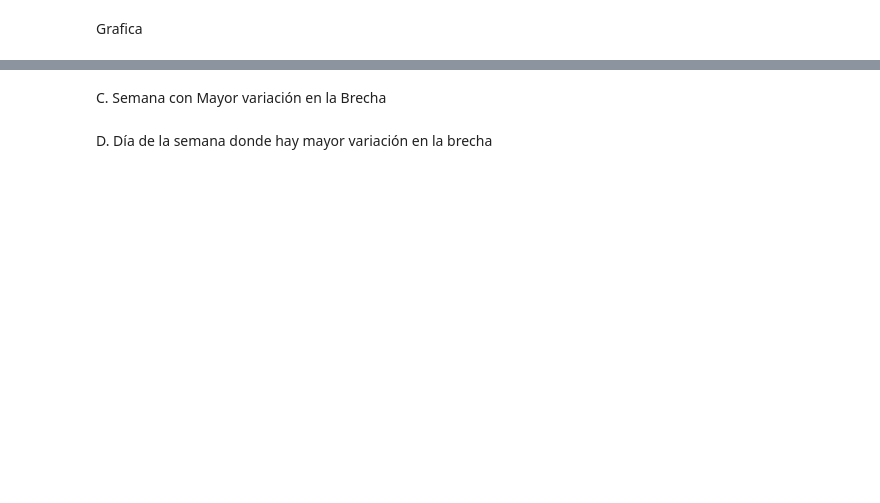
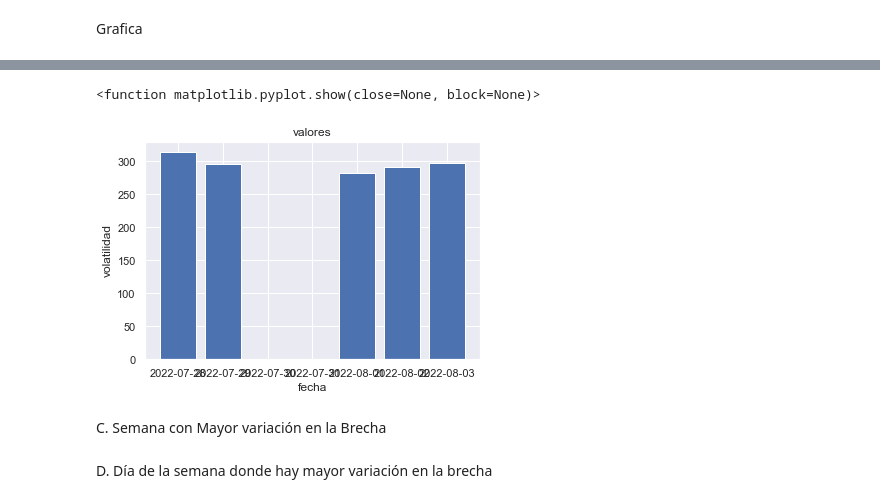
Before and after one commit to jeanApi/Proyecto_DolarBlue-DolarOficial, a Jupyter notebook: PI.ipynb, the cells around one changed output, grey strips where cells are left out. Saved outputs shown, nothing was run; the diff lists cells and outputs as text; code cells hidden in the pictures; blank space fills up the shorter version.

```diff
--- a/PI.ipynb
+++ b/PI.ipynb
@@ -266,3 +313,21 @@ plt.show
+# %%
+#Grafica de barras para volatilidad
+#Generamos los datos
+n = 5 # top 5 dias
+x= lista[:n]
+y=[]
+for i,v in enumerate(vol.index[:n]):
+    y.append(datos.Usd_blue[v])
+
+## Creamos Gráfica
+plt.bar(x,y)
+plt.ylabel('volatilidad')
+plt.xlabel('fecha')
+plt.title('valores')
+plt.show
+# %% [output]
+<function matplotlib.pyplot.show(close=None, block=None)>
+[figure, added]
 # %% [markdown]
 C. Semana con Mayor variación en la Brecha
 # %% [markdown]
```
Also changed, not shown: parts of 28 cells of this notebook, 1 other file.
